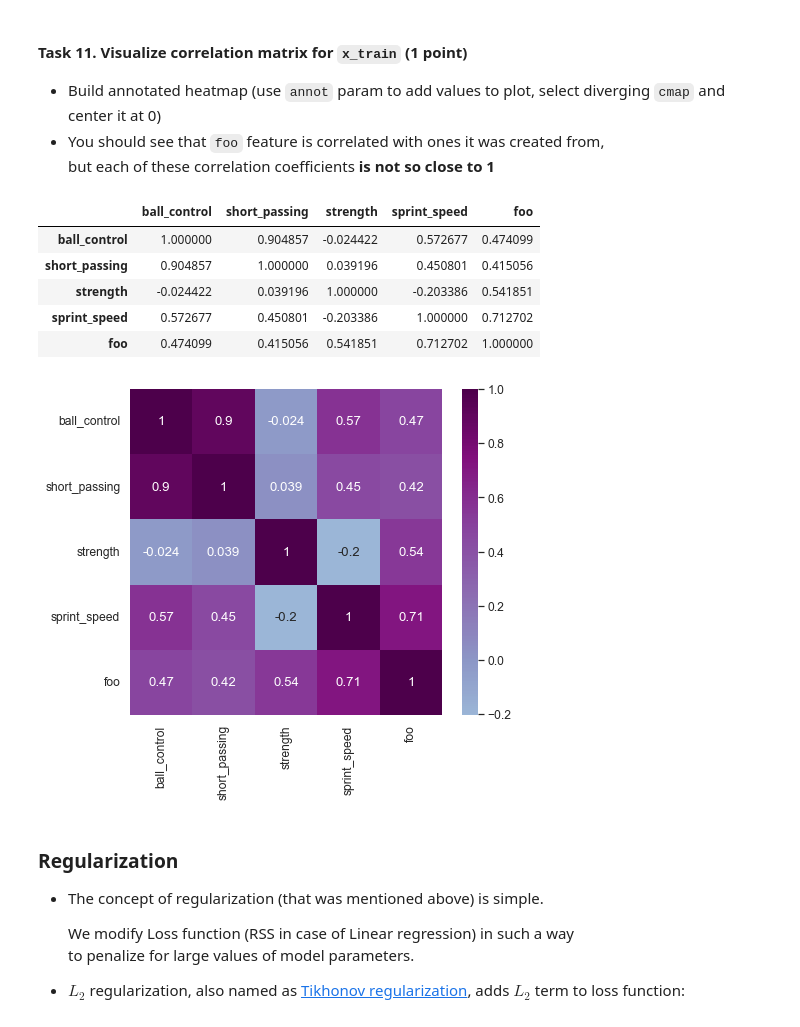
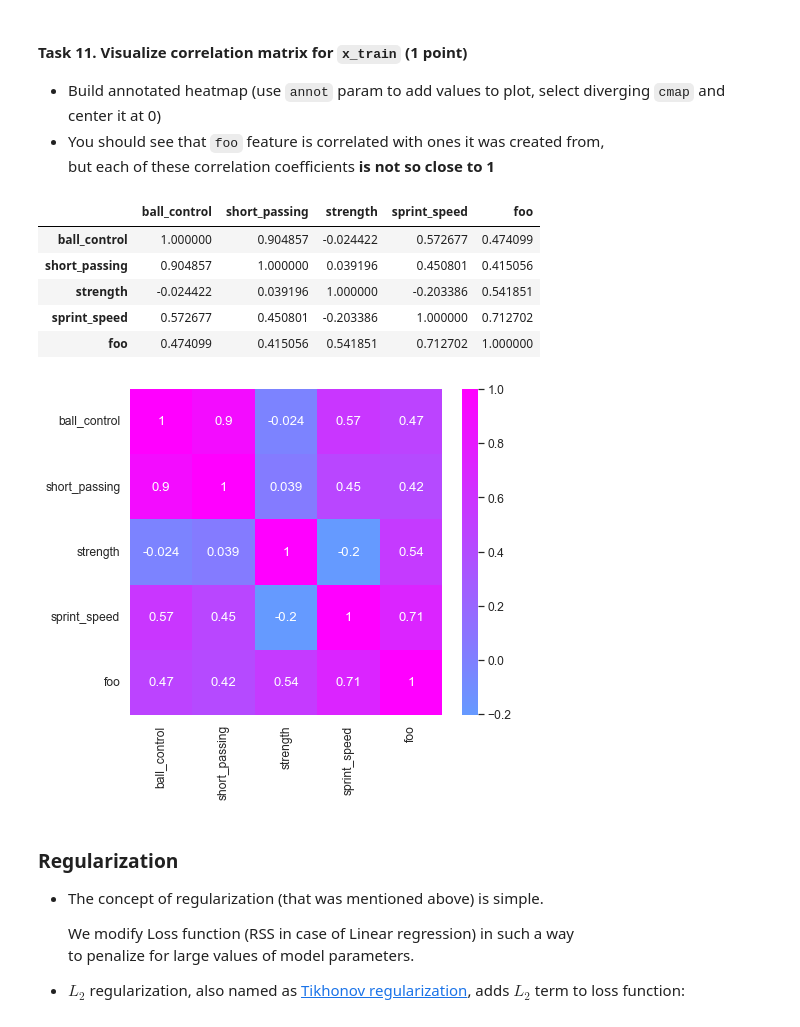
Before and after one commit to AlexeyZubar/Linear-Regression, a Jupyter notebook: linear_regression.ipynb, the cells around one changed output. Drawn from its saved outputs; the diff is of its cells as text; code cells hidden in the pictures.

```diff
--- a/linear_regression.ipynb
+++ b/linear_regression.ipynb
@@ -1488,16 +1488,16 @@ l2_norm(model.coef_)
 # %%
 # your code here
 correlation_matrix = pd.DataFrame.corr(x_train)
 display(correlation_matrix)
-sns.heatmap(correlation_matrix,center=0,cmap='BuPu',annot=True);
+sns.heatmap(correlation_matrix,center=0,cmap='cool',annot=True);
 # %% [output]
 |  | ball_control | short_passing | strength | sprint_speed | foo |
 | ball_control | 1.000000 | 0.904857 | -0.024422 | 0.572677 | 0.474099 |
 | short_passing | 0.904857 | 1.000000 | 0.039196 | 0.450801 | 0.415056 |
 | strength | -0.024422 | 0.039196 | 1.000000 | -0.203386 | 0.541851 |
 | sprint_speed | 0.572677 | 0.450801 | -0.203386 | 1.000000 | 0.712702 |
 | foo | 0.474099 | 0.415056 | 0.541851 | 0.712702 | 1.000000 |
-[figure, old version]
+[figure, new version]
 # %% [markdown]
 ### Regularization
 
```
Also changed, not shown: parts of 30 cells of this notebook.
